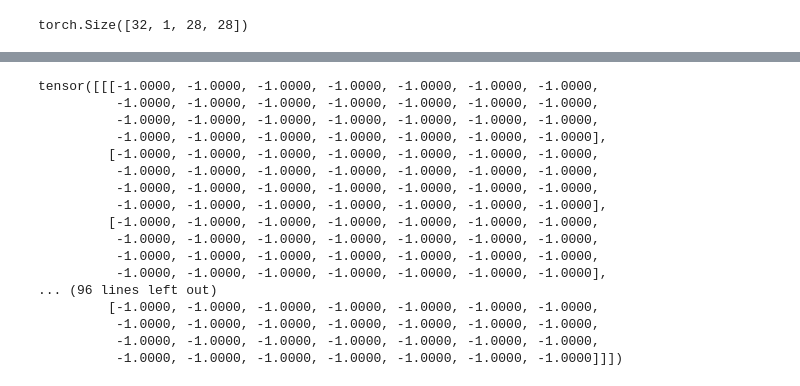
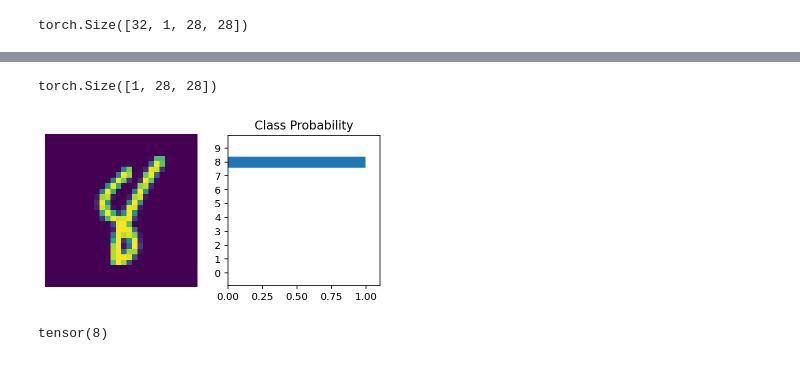
Before and after one commit to Marzipan78/Striving, a Jupyter notebook: M6_Computer_Vision/04. Kernels, callbacks and thresholding/CNN.ipynb, the cells around one changed output, grey strips where cells are left out. Saved outputs shown, nothing was run; the diff lists cells and outputs as text; code cells hidden in the pictures.

```diff
--- a/M6_Computer_Vision/04. Kernels, callbacks and thresholding/CNN.ipynb
+++ b/M6_Computer_Vision/04. Kernels, callbacks and thresholding/CNN.ipynb
@@ -74,8 +74,9 @@ class Net(nn.Module):
         self.fc = nn.Sequential(
             nn.Linear(32 *4 *4,128),
             nn.ReLU(inplace =True),
-            nn.Linear(128,32),
+            nn.Linear(128,64),
             nn.ReLU(inplace=True),
+            nn.Linear(64,32),
             nn.Linear(32,10))
 
     def forward(self,x):
@@ -84,11 +85,12 @@ class Net(nn.Module):
         #x = self.layer3(x)
         x = x.view(x.size(0), -1)
         x = self.fc(x)
-        x = F.softmax(x, dim=1)
+        #x = F.softmax(x, dim=1)
 
         return x
 
 model = Net()
+model.cuda()
 # %%
 images, labels = next(iter(trainloader))
 y = images.resize_(images.shape[0], 1, 28,28)
@@ -139,7 +138,7 @@ for e in range(epochs):
     for i, (images, labels) in enumerate(iter(trainloader)):
 
         # Flatten MNIST images into a 784 long vector
-        images.resize_(images.size()[0], 1,28,28)
+        images.resize_(images.size()[0], 1,28,28).cuda()
 
         optimizer.zero_grad()
 
@@ -188,7 +187,7 @@ Accuracy of the network: 99 %
 images, labels = next(iter(testloader))
 y =images.resize_(images.shape[0],1, 28,28)
 
-ps = model.forward(y)
-ps.shape
-pred = torch.exp(ps)
+ps = F.softmax(model.forward(y),dim=1)
+ps[0,:].shape
+#pred = torch.exp(ps)
 # %% [output]
@@ -212,20 +195,12 @@ tensor([[ -8.3042,  -0.0705,   2.5154,   2.0810,  -0.8464,  -2.6962, -10.0038,
 # %%
-y[0].view(1, 28, 28)
+y[0].view(1, 28, 28).shape
 # %% [output]
-tensor([[[-1.0000, -1.0000, -1.0000, -1.0000, -1.0000, -1.0000, -1.0000,
-          -1.0000, -1.0000, -1.0000, -1.0000, -1.0000, -1.0000, -1.0000,
-          -1.0000, -1.0000, -1.0000, -1.0000, -1.0000, -1.0000, -1.0000,
-          -1.0000, -1.0000, -1.0000, -1.0000, -1.0000, -1.0000, -1.0000],
-         [-1.0000, -1.0000, -1.0000, -1.0000, -1.0000, -1.0000, -1.0000,
-          -1.0000, -1.0000, -1.0000, -1.0000, -1.0000, -1.0000, -1.0000,
-          -1.0000, -1.0000, -1.0000, -1.0000, -1.0000, -1.0000, -1.0000,
-          -1.0000, -1.0000, -1.0000, -1.0000, -1.0000, -1.0000, -1.0000],
-         [-1.0000, -1.0000, -1.0000, -1.0000, -1.0000, -1.0000, -1.0000,
-          -1.0000, -1.0000, -1.0000, -1.0000, -1.0000, -1.0000, -1.0000,
-          -1.0000, -1.0000, -1.0000, -1.0000, -1.0000, -1.0000, -1.0000,
-          -1.0000, -1.0000, -1.0000, -1.0000, -1.0000, -1.0000, -1.0000],
-... (96 lines left out)
-         [-1.0000, -1.0000, -1.0000, -1.0000, -1.0000, -1.0000, -1.0000,
-          -1.0000, -1.0000, -1.0000, -1.0000, -1.0000, -1.0000, -1.0000,
-          -1.0000, -1.0000, -1.0000, -1.0000, -1.0000, -1.0000, -1.0000,
-          -1.0000, -1.0000, -1.0000, -1.0000, -1.0000, -1.0000, -1.0000]]])
+torch.Size([1, 28, 28])
+# %%
+view_classify(y[0].view(1, 28, 28), ps[0])
+# %% [output]
+[figure, added]
+# %%
+ps[0].argmax()
+# %% [output]
+tensor(8)
```
Also changed, not shown: parts of 8 cells of this notebook, 3 other files.
